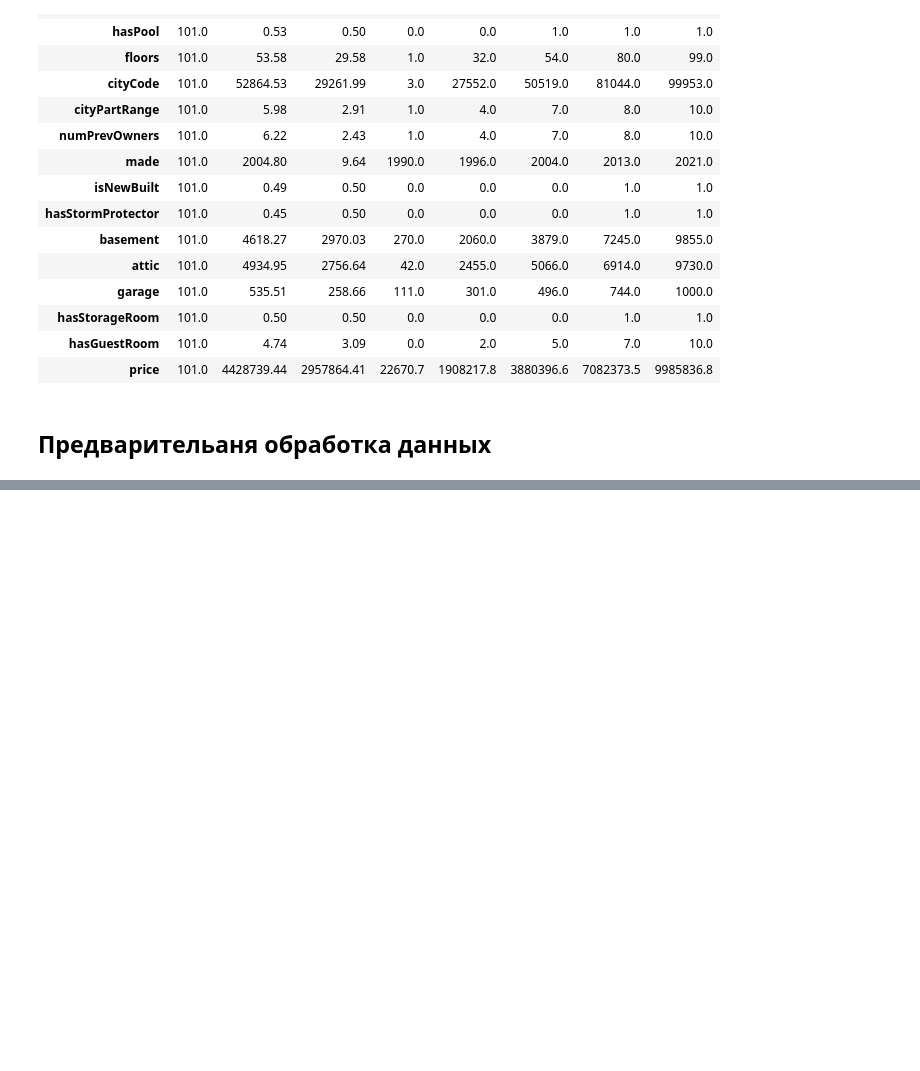
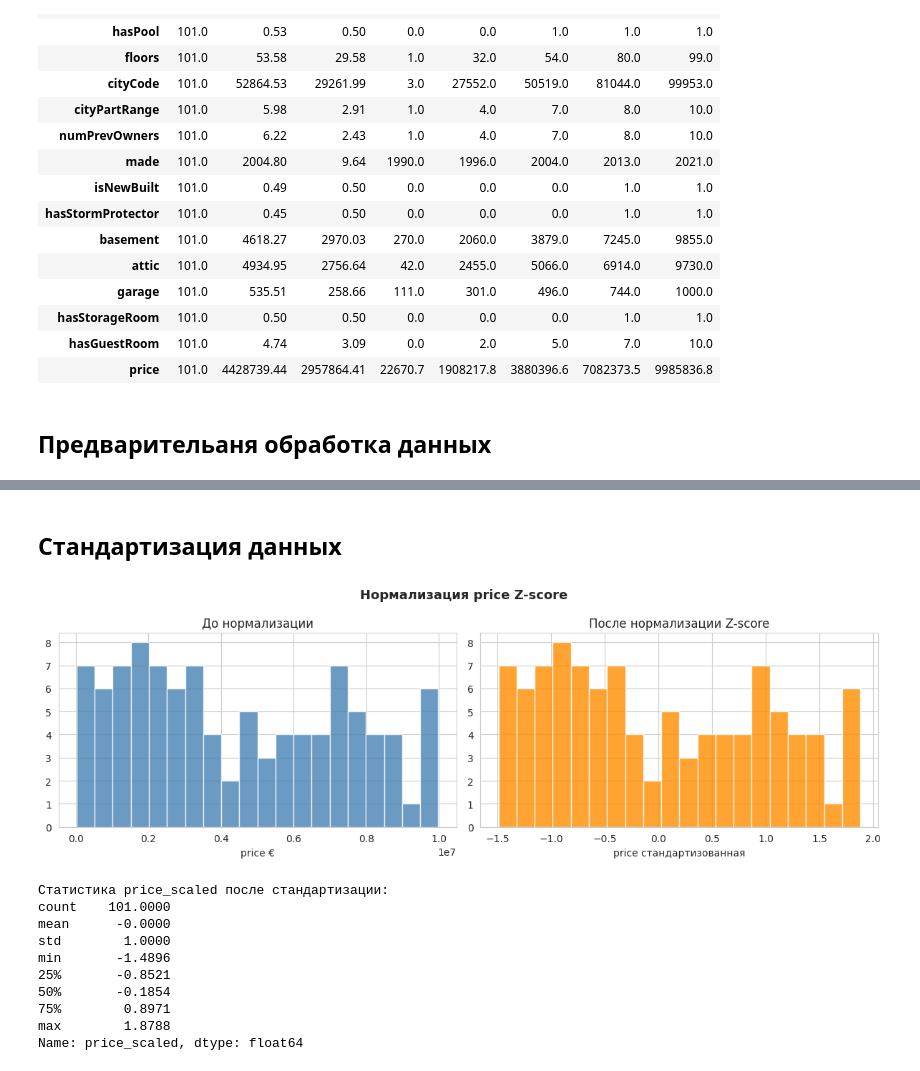
Before and after one commit to boshetunmay1/paris-real-estate-analysis, a Jupyter notebook: kursovaya.ipynb, the cells around one changed output, grey strips where cells are left out. Saved outputs shown, nothing was run; the diff lists cells and outputs as text; code cells hidden in the pictures; blank space fills up the shorter version.

Commit message:
ПРЕДВАРИТЕЛЬНЫЙ АНАЛИЗ ДАННЫХ

```diff
--- a/kursovaya.ipynb
+++ b/kursovaya.ipynb
@@ -83,0 +176,45 @@ display(df.describe().T.round(2))
+# %% [markdown]
+## Стандартизация данных
+# %%
+cols_to_scale = ['squareMeters', 'price', 'numberOfRooms',
+                 'basement', 'attic', 'garage', 'floors']
+
+df_normalized = df.copy()
+
+for col in cols_to_scale:
+    mean = df[col].mean()
+    std  = df[col].std()
+    df_normalized[col + '_scaled'] = (df[col] - mean) / std
+
+#сравнение до/после для price
+fig, axes = plt.subplots(1, 2, figsize=(12, 4))
+fig.suptitle('Нормализация price Z-score',
+             fontsize=13, fontweight='bold')
+
+axes[0].hist(df['price'], bins=20, color='steelblue',
+             edgecolor='white', alpha=0.8)
+axes[0].set_title('До нормализации')
+axes[0].set_xlabel('price €')
+
+axes[1].hist(df_normalized['price_scaled'], bins=20,
+             color='darkorange', edgecolor='white', alpha=0.8)
+axes[1].set_title('После нормализации Z-score')
+axes[1].set_xlabel('price стандартизованная')
+
+plt.tight_layout()
+plt.show()
+
+print("Статистика price_scaled после стандартизации:")
+print(df_normalized['price_scaled'].describe().round(4))
+# %% [output]
+[figure, added]
+Статистика price_scaled после стандартизации:
+count    101.0000
+mean      -0.0000
+std        1.0000
+min       -1.4896
+25%       -0.8521
+50%       -0.1854
+75%        0.8971
+max        1.8788
+Name: price_scaled, dtype: float64
```
Also changed, not shown: parts of 3 cells of this notebook.
